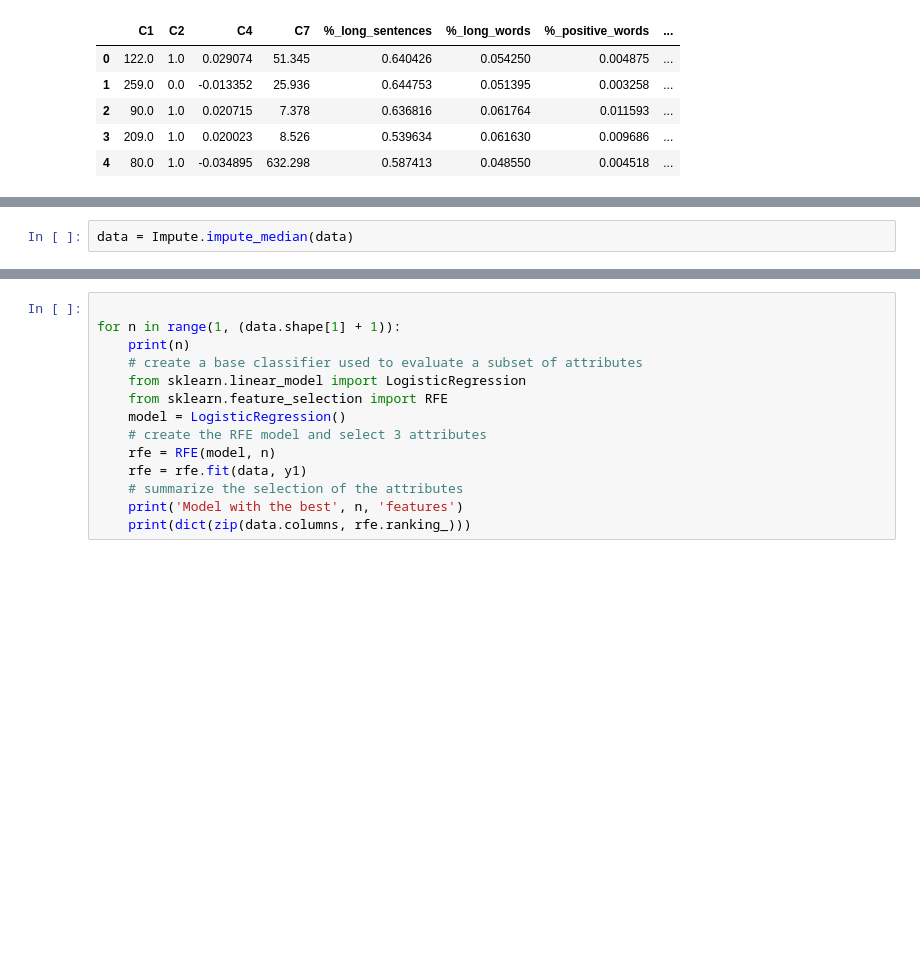
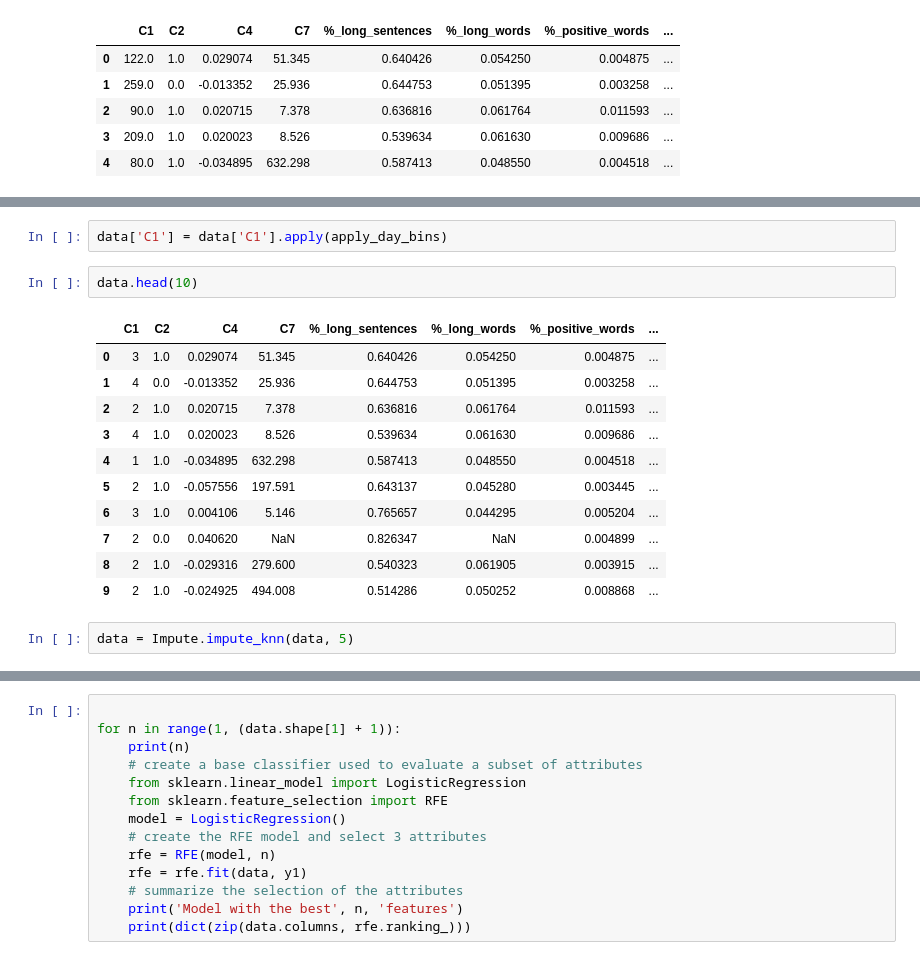
Before and after one commit to BA545-SP2019/2019-competition1-3-musketeers, a Jupyter notebook: Kevin_datasets.ipynb, the cells around one changed output, grey strips where cells are left out. Saved outputs shown, nothing was run; the diff lists cells and outputs as text; blank space fills up the shorter version.

```diff
--- a/Kevin_datasets.ipynb
+++ b/Kevin_datasets.ipynb
@@ -47,2 +45,18 @@ def RFE(df, number):
+# %%
+data['C1'] = data['C1'].apply(apply_day_bins)
+# %%
+data.head(10)
+# %% [output]
+|  | C1 | C2 | C4 | C7 | %_long_sentences | %_long_words | %_positive_words | ... |
+| 0 | 3 | 1.0 | 0.029074 | 51.345 | 0.640426 | 0.054250 | 0.004875 | ... |
+| 1 | 4 | 0.0 | -0.013352 | 25.936 | 0.644753 | 0.051395 | 0.003258 | ... |
+| 2 | 2 | 1.0 | 0.020715 | 7.378 | 0.636816 | 0.061764 | 0.011593 | ... |
+| 3 | 4 | 1.0 | 0.020023 | 8.526 | 0.539634 | 0.061630 | 0.009686 | ... |
+| 4 | 1 | 1.0 | -0.034895 | 632.298 | 0.587413 | 0.048550 | 0.004518 | ... |
+| 5 | 2 | 1.0 | -0.057556 | 197.591 | 0.643137 | 0.045280 | 0.003445 | ... |
+| 6 | 3 | 1.0 | 0.004106 | 5.146 | 0.765657 | 0.044295 | 0.005204 | ... |
+| 7 | 2 | 0.0 | 0.040620 | NaN | 0.826347 | NaN | 0.004899 | ... |
+| 8 | 2 | 1.0 | -0.029316 | 279.600 | 0.540323 | 0.061905 | 0.003915 | ... |
+| 9 | 2 | 1.0 | -0.024925 | 494.008 | 0.514286 | 0.050252 | 0.008868 | ... |
 # %%
-data = Impute.impute_median(data)
+data = Impute.impute_knn(data, 5)
```
Also changed, not shown: parts of 14 cells of this notebook, 3 other files.
